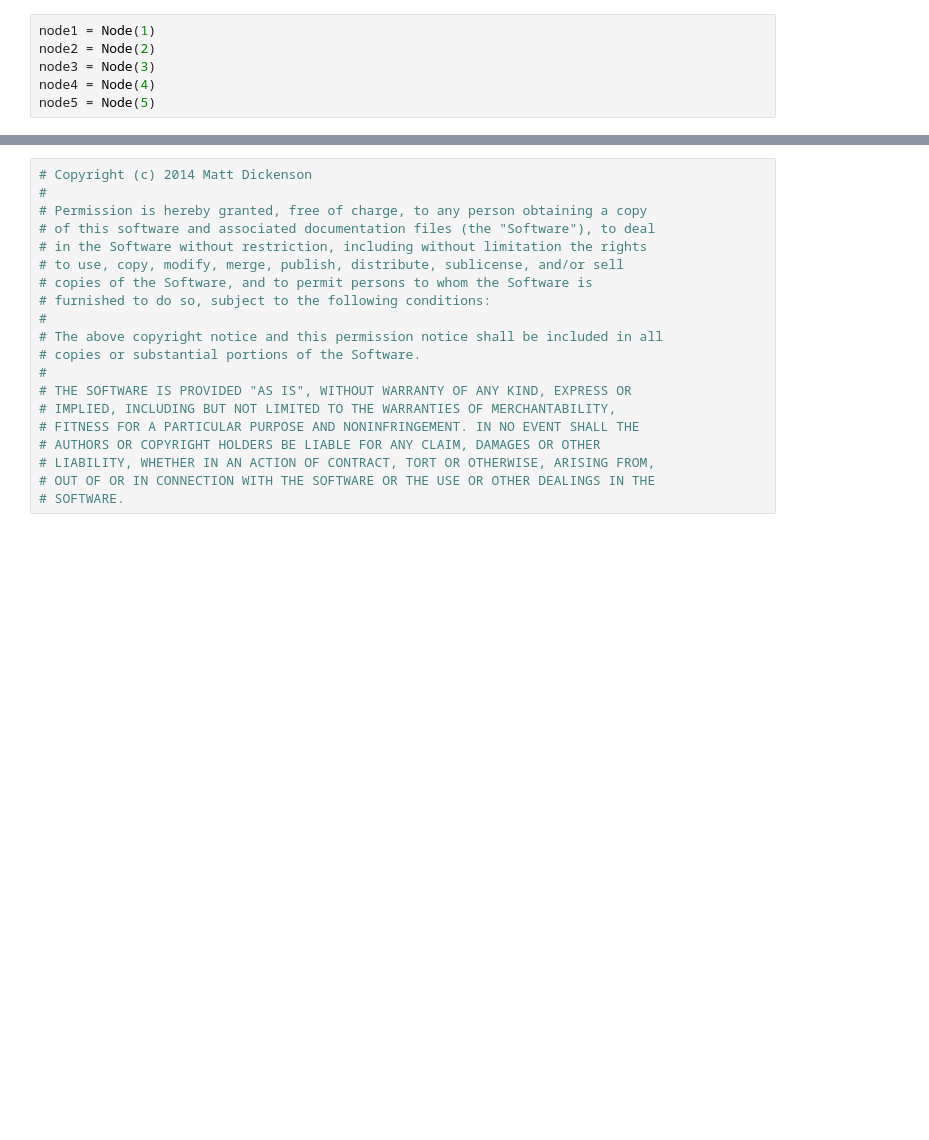
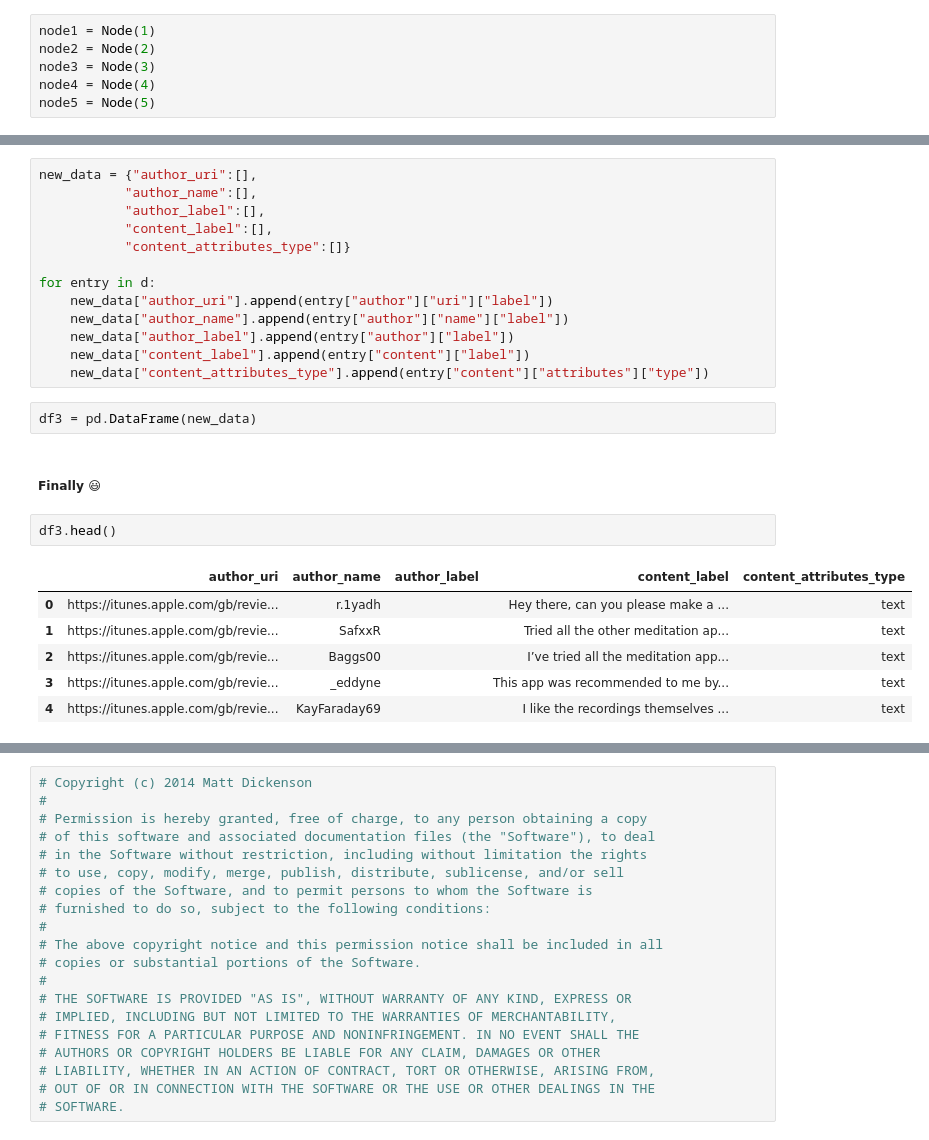
Before and after one commit to amvelazquez/PythonCamp2024, a Jupyter notebook: Day09/Lecture/day09_lecture.ipynb, the cells around one changed output, grey strips where cells are left out. Drawn from its saved outputs; the diff is of its cells as text; blank space fills up the shorter version.

```diff
--- a/Day09/Lecture/day09_lecture.ipynb
+++ b/Day09/Lecture/day09_lecture.ipynb
@@ -780,0 +335,26 @@ Node value: 5
+# %%
+new_data = {"author_uri":[],
+           "author_name":[],
+           "author_label":[],
+           "content_label":[],
+           "content_attributes_type":[]}
+
+for entry in d:
+    new_data["author_uri"].append(entry["author"]["uri"]["label"])
+    new_data["author_name"].append(entry["author"]["name"]["label"])
+    new_data["author_label"].append(entry["author"]["label"])
+    new_data["content_label"].append(entry["content"]["label"])
+    new_data["content_attributes_type"].append(entry["content"]["attributes"]["type"])
+# %%
+df3 = pd.DataFrame(new_data)
+# %% [markdown]
+##### Finally 😃
+# %%
+df3.head()
+# %% [output]
+|  | author_uri | author_name | author_label | content_label | content_attributes_type |
+| 0 | https://itunes.apple.com/gb/revie... | r.1yadh |  | Hey there, can you please make a ... | text |
+| 1 | https://itunes.apple.com/gb/revie... | SafxxR |  | Tried all the other meditation ap... | text |
+| 2 | https://itunes.apple.com/gb/revie... | Baggs00 |  | I’ve tried all the meditation app... | text |
+| 3 | https://itunes.apple.com/gb/revie... | _eddyne |  | This app was recommended to me by... | text |
+| 4 | https://itunes.apple.com/gb/revie... | KayFaraday69 |  | I like the recordings themselves ... | text |
```
Also changed, not shown: parts of 234 cells of this notebook, 4 other files.
